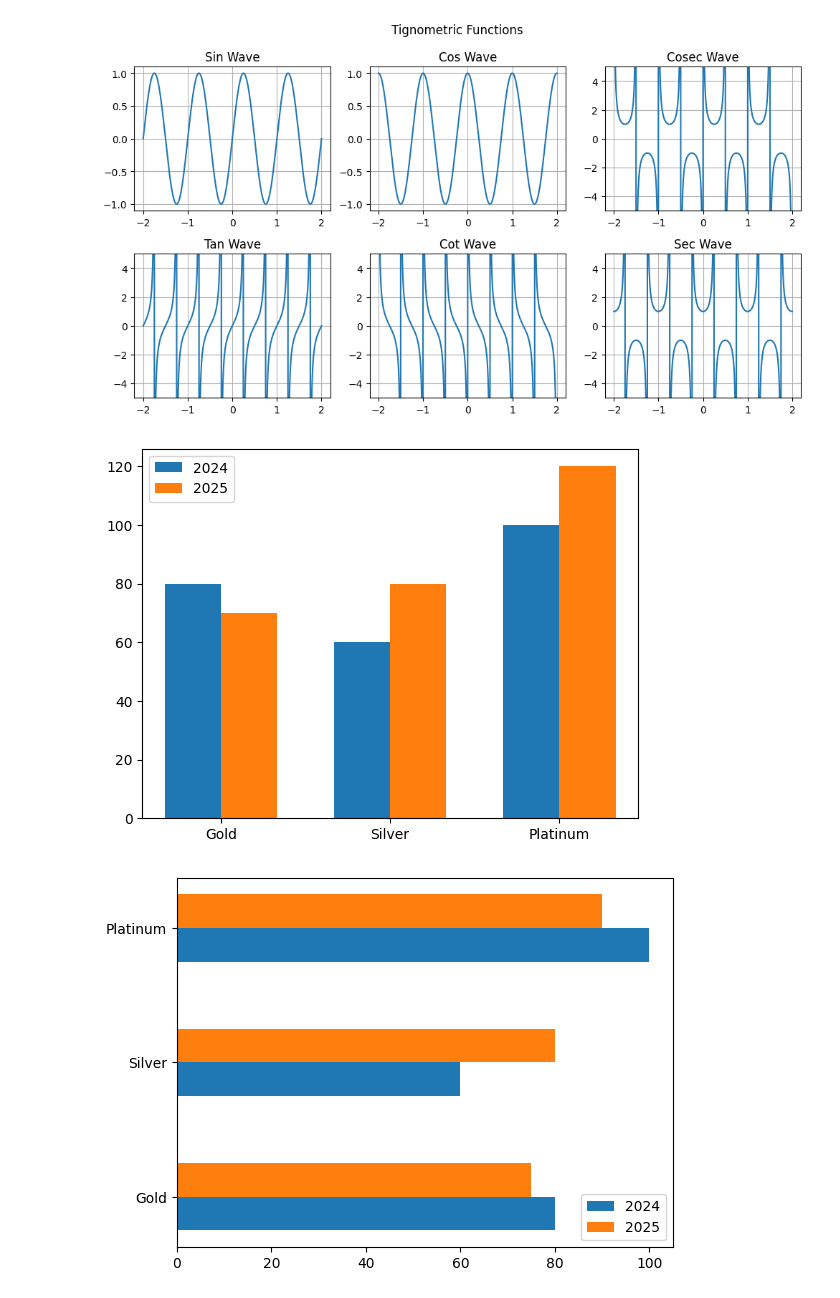
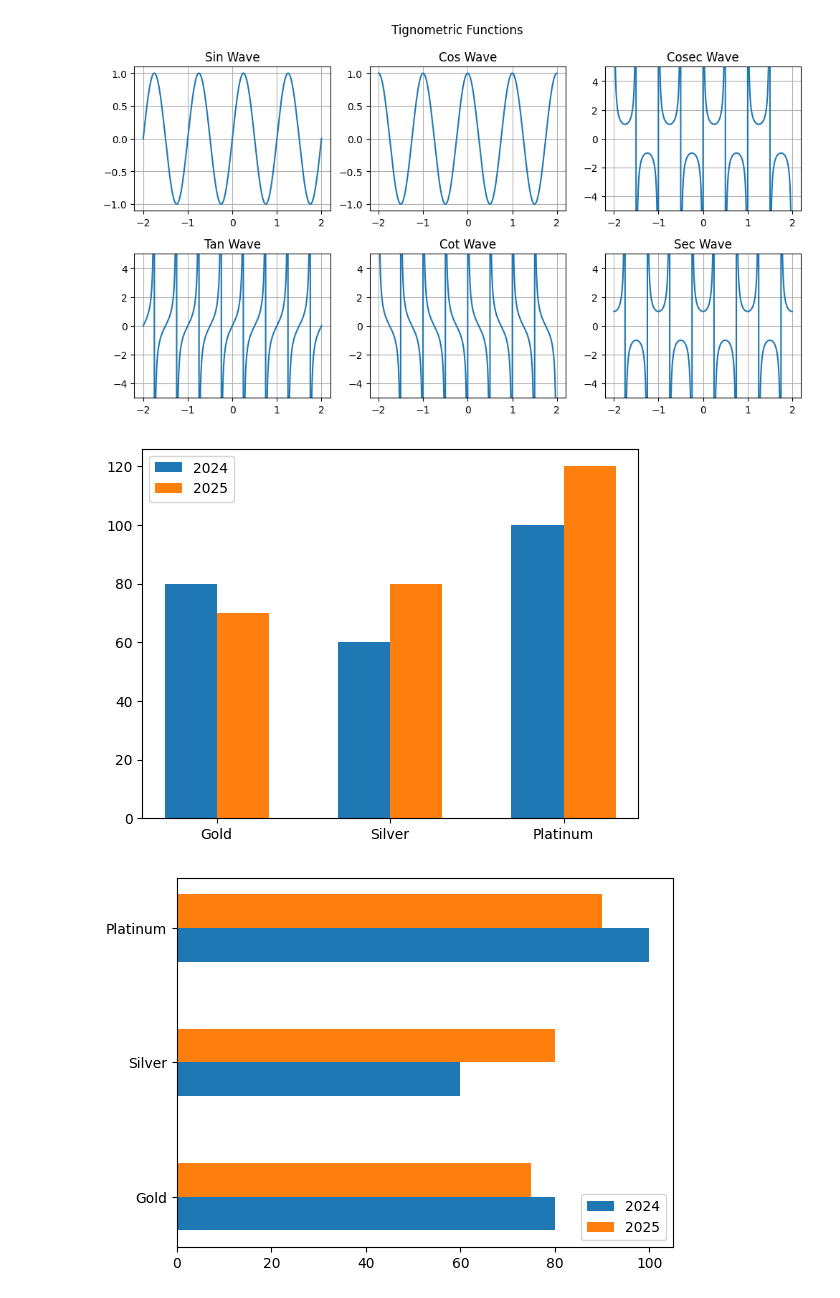
Before and after one commit to ShubhamSinghal12/DS_PP_AUG_25, a Jupyter notebook: Data Visualization/MatplotlibDemo2.ipynb, the cells around one changed output. Saved outputs shown, nothing was run; the diff lists cells and outputs as text; code cells hidden in the pictures.

```diff
--- a/Data Visualization/MatplotlibDemo2.ipynb
+++ b/Data Visualization/MatplotlibDemo2.ipynb
@@ -101,18 +140,19 @@ plt.show()
 # %% [output]
 [figure]
 # %%
-X = np.array([10,25,40])
+X = np.array([10,20,30])
 y2024 = np.array([80,60,100])
 y2025 = np.array([70,80,120])
 
-plt.bar(X-2.5,y2024,width = 5,label = '2024')
-plt.bar(X+2.5,y2025,width = 5,label = '2025')
+plt.bar(X-1.5,y2024,width=3,label = '2024')
+plt.bar(X+1.5,y2025,width=3,label = '2025')
 
-plt.xticks(X,['Gold', 'Silver', 'Platinum'])
+plt.xticks(X,['Gold','Silver','Platinum'])
 plt.legend()
+
 plt.show()
 # %% [output]
-[figure, old version]
+[figure, new version]
 # %%
 X = np.array([10,20,30])
 y2024 = np.array([80,60,100])
```
Also changed, not shown: parts of 8 cells of this notebook, 9 other files.
